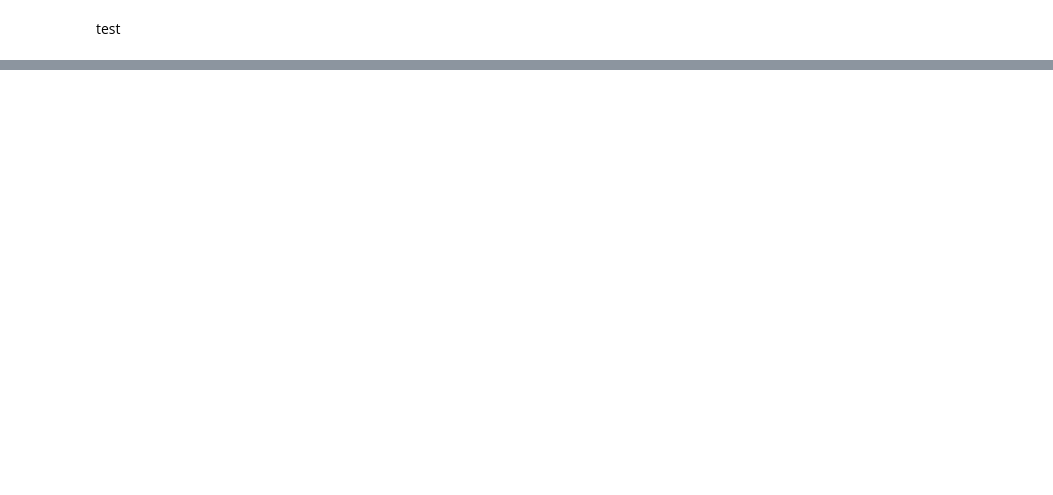
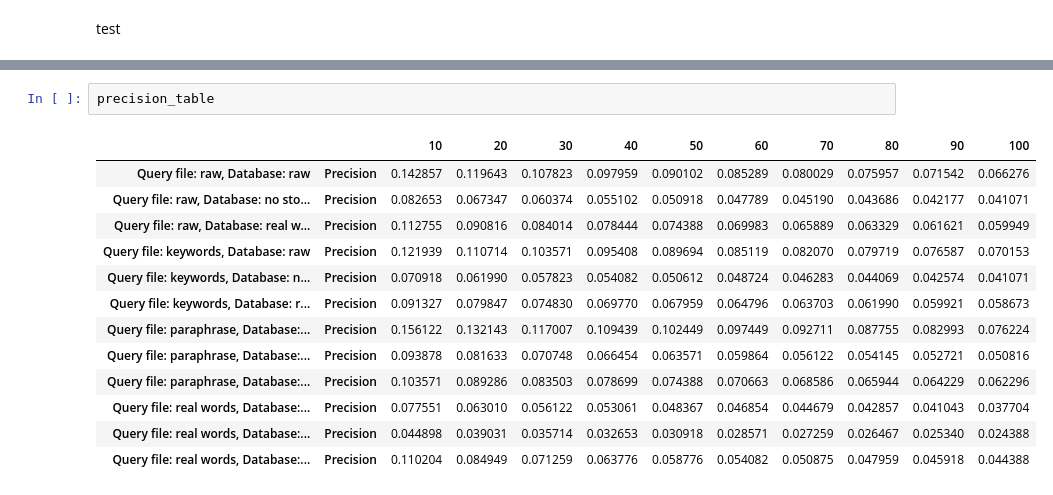
Before and after one commit to SSC-ICT-Innovatie/LearningLion-WOO, a Jupyter notebook: src/relevance_evaluation.ipynb, the cells around one changed output, grey strips where cells are left out. Drawn from its saved outputs; the diff is of its cells as text; blank space fills up the shorter version.

```diff
--- a/src/relevance_evaluation.ipynb
+++ b/src/relevance_evaluation.ipynb
@@ -328,0 +640,16 @@ results_df
+# %%
+precision_table
+# %% [output]
+|  |  | 10 | 20 | 30 | 40 | 50 | 60 | 70 | 80 | 90 | 100 |
+| Query file: raw, Database: raw | Precision | 0.142857 | 0.119643 | 0.107823 | 0.097959 | 0.090102 | 0.085289 | 0.080029 | 0.075957 | 0.071542 | 0.066276 |
+| Query file: raw, Database: no sto... | Precision | 0.082653 | 0.067347 | 0.060374 | 0.055102 | 0.050918 | 0.047789 | 0.045190 | 0.043686 | 0.042177 | 0.041071 |
+| Query file: raw, Database: real w... | Precision | 0.112755 | 0.090816 | 0.084014 | 0.078444 | 0.074388 | 0.069983 | 0.065889 | 0.063329 | 0.061621 | 0.059949 |
+| Query file: keywords, Database: raw | Precision | 0.121939 | 0.110714 | 0.103571 | 0.095408 | 0.089694 | 0.085119 | 0.082070 | 0.079719 | 0.076587 | 0.070153 |
+| Query file: keywords, Database: n... | Precision | 0.070918 | 0.061990 | 0.057823 | 0.054082 | 0.050612 | 0.048724 | 0.046283 | 0.044069 | 0.042574 | 0.041071 |
+| Query file: keywords, Database: r... | Precision | 0.091327 | 0.079847 | 0.074830 | 0.069770 | 0.067959 | 0.064796 | 0.063703 | 0.061990 | 0.059921 | 0.058673 |
+| Query file: paraphrase, Database:... | Precision | 0.156122 | 0.132143 | 0.117007 | 0.109439 | 0.102449 | 0.097449 | 0.092711 | 0.087755 | 0.082993 | 0.076224 |
+| Query file: paraphrase, Database:... | Precision | 0.093878 | 0.081633 | 0.070748 | 0.066454 | 0.063571 | 0.059864 | 0.056122 | 0.054145 | 0.052721 | 0.050816 |
+| Query file: paraphrase, Database:... | Precision | 0.103571 | 0.089286 | 0.083503 | 0.078699 | 0.074388 | 0.070663 | 0.068586 | 0.065944 | 0.064229 | 0.062296 |
+| Query file: real words, Database:... | Precision | 0.077551 | 0.063010 | 0.056122 | 0.053061 | 0.048367 | 0.046854 | 0.044679 | 0.042857 | 0.041043 | 0.037704 |
+| Query file: real words, Database:... | Precision | 0.044898 | 0.039031 | 0.035714 | 0.032653 | 0.030918 | 0.028571 | 0.027259 | 0.026467 | 0.025340 | 0.024388 |
+| Query file: real words, Database:... | Precision | 0.110204 | 0.084949 | 0.071259 | 0.063776 | 0.058776 | 0.054082 | 0.050875 | 0.047959 | 0.045918 | 0.044388 |
```
Also changed, not shown: parts of 7 cells of this notebook.
